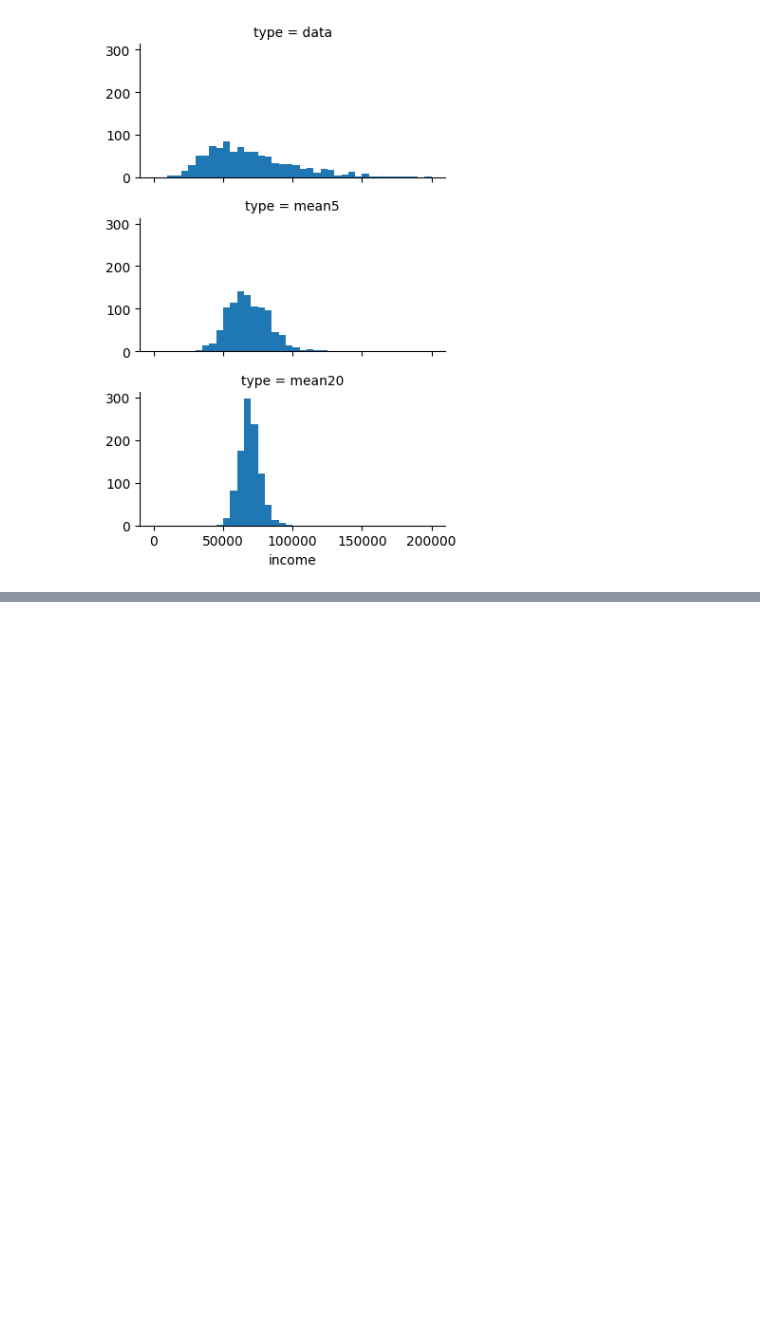
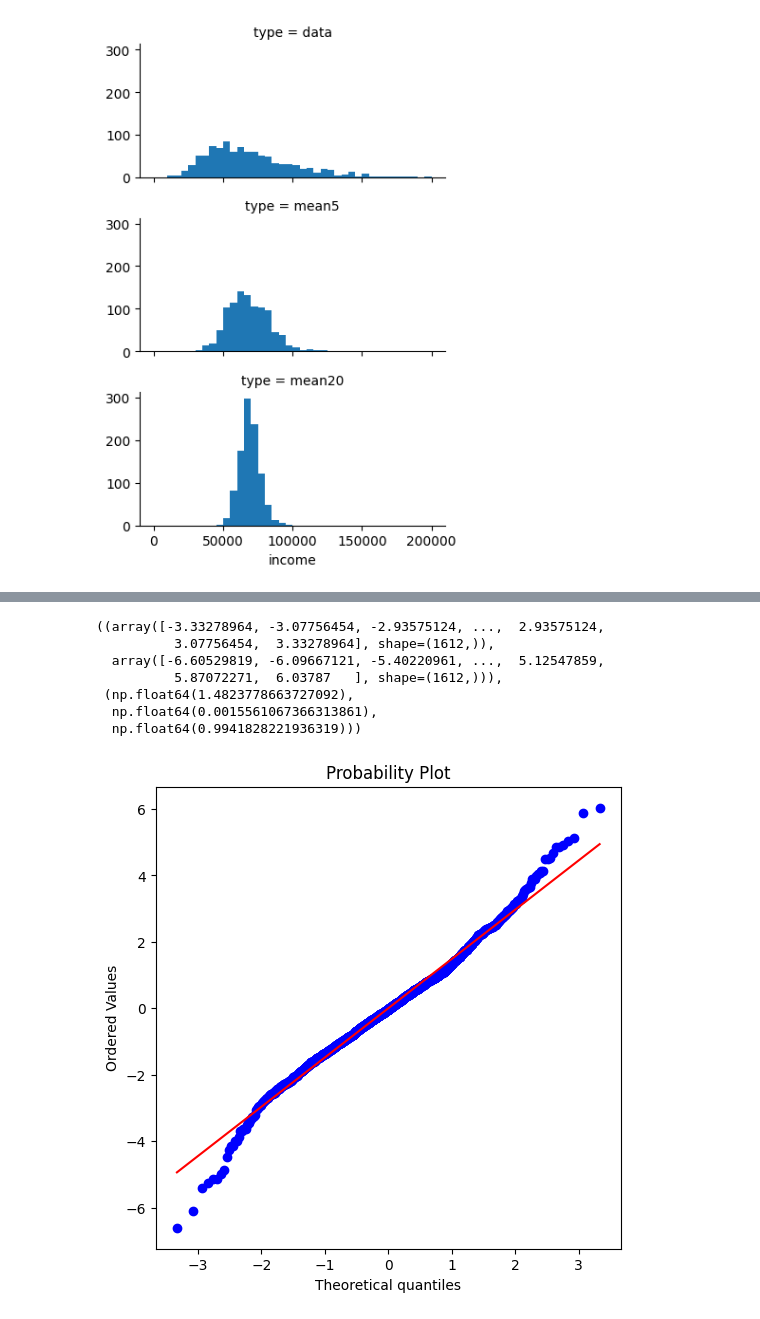
Before and after one commit to NurmukhamedKZ/Data-Projects, a Jupyter notebook: Practical_statistics/Practical_statistics.ipynb, the cells around one changed output, grey strips where cells are left out. Drawn from its saved outputs; the diff is of its cells as text; code cells hidden in the pictures; blank space fills up the shorter version.

```diff
--- a/Practical_statistics/Practical_statistics.ipynb
+++ b/Practical_statistics/Practical_statistics.ipynb
@@ -337,0 +389,14 @@ plt.show()
+# %%
+
+
+fig, ax = plt.subplots(figsize=(6,6))
+stats.probplot(nflx, plot=ax)
+# %% [output]
+((array([-3.33278964, -3.07756454, -2.93575124, ...,  2.93575124,
+          3.07756454,  3.33278964], shape=(1612,)),
+  array([-6.60529819, -6.09667121, -5.40220961, ...,  5.12547859,
+          5.87072271,  6.03787   ], shape=(1612,))),
+ (np.float64(1.4823778663727092),
+  np.float64(0.0015561067366313861),
+  np.float64(0.9941828221936319)))
+[figure, added]
```
Also changed, not shown: parts of 7 cells of this notebook, 26 other files.
